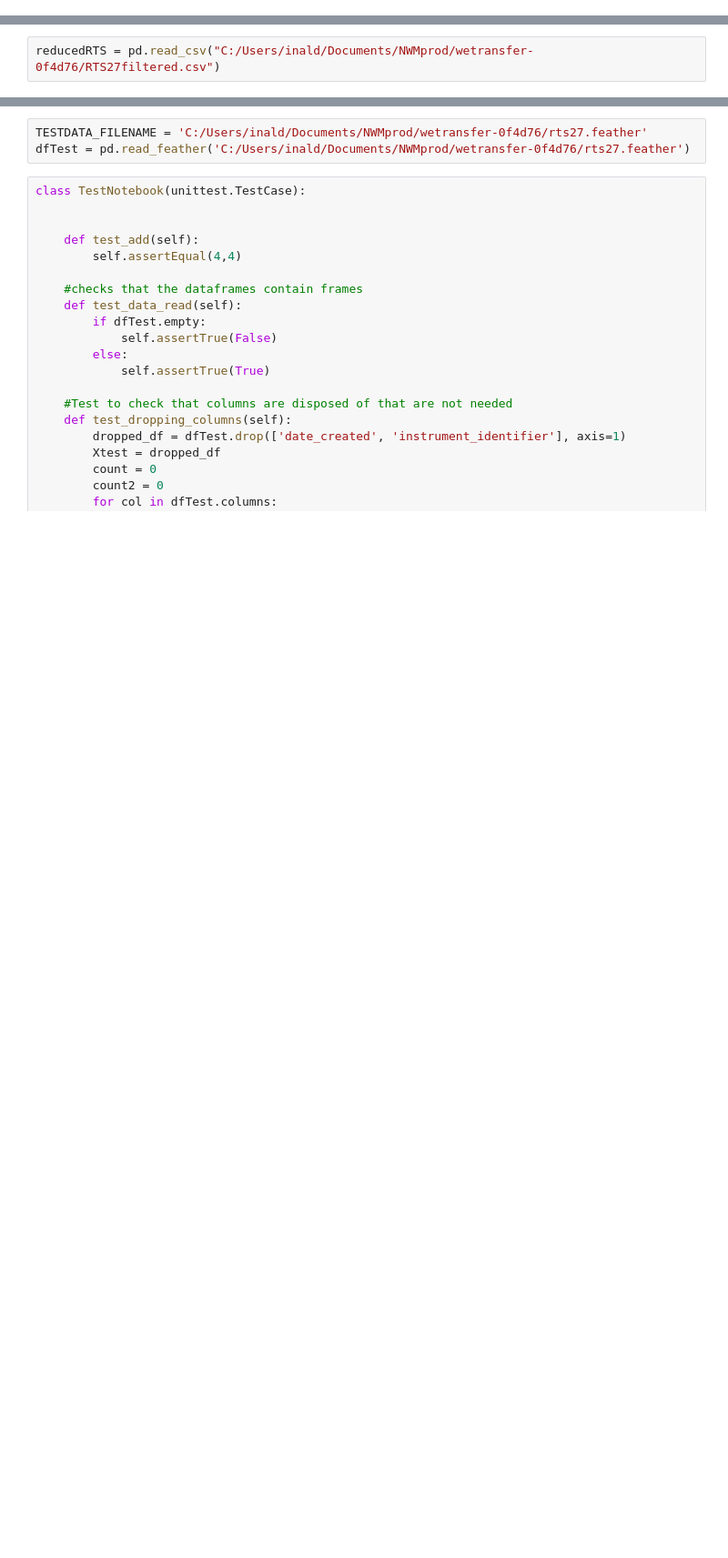
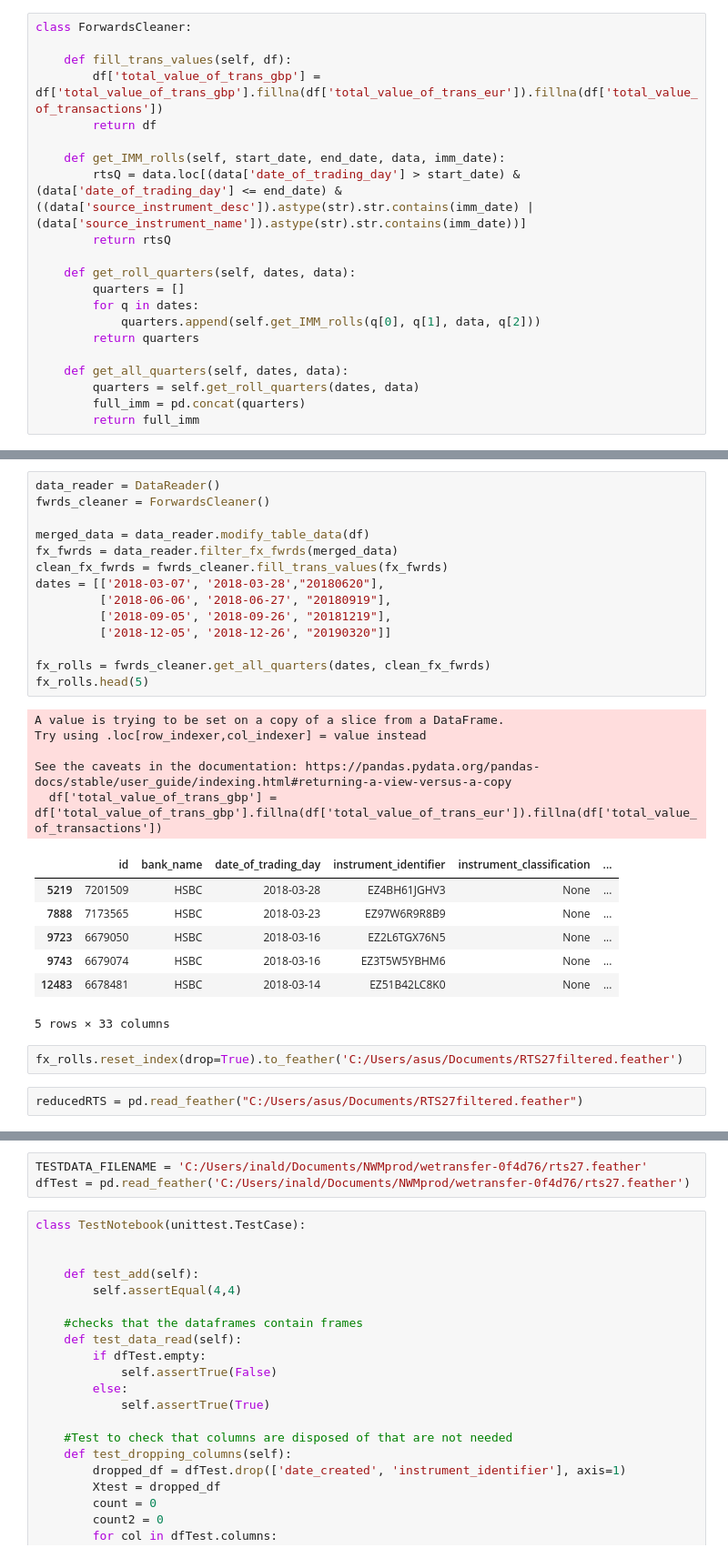
Before and after one commit to Inald/newNWM-Intern-Project-2020, a Jupyter notebook: pipelined.ipynb, the cells around one changed output, grey strips where cells are left out. Shown: that part at 91% size. Cells and saved outputs as stored; diff of their text form; blank space fills up the shorter version.

```diff
--- a/pipelined.ipynb
+++ b/pipelined.ipynb
@@ -56,0 +62,21 @@ df.to_csv('C:/Users/inald/Documents/NWMprod/wetransfer-0f4d76/RTS27filtered.csv'
+# %%
+class ForwardsCleaner:
+
+    def fill_trans_values(self, df):
+        df['total_value_of_trans_gbp'] = df['total_value_of_trans_gbp'].fillna(df['total_value_of_trans_eur']).fillna(df['total_value_of_transactions'])
+        return df
+
+    def get_IMM_rolls(self, start_date, end_date, data, imm_date):
+        rtsQ = data.loc[(data['date_of_trading_day'] > start_date) & (data['date_of_trading_day'] <= end_date) & ((data['source_instrument_desc']).astype(str).str.contains(imm_date) | (data['source_instrument_name']).astype(str).str.contains(imm_date))]
+        return rtsQ
+
+    def get_roll_quarters(self, dates, data):
+        quarters = []
+        for q in dates:
+            quarters.append(self.get_IMM_rolls(q[0], q[1], data, q[2]))
+        return quarters
+
+    def get_all_quarters(self, dates, data):
+        quarters = self.get_roll_quarters(dates, data)
+        full_imm = pd.concat(quarters)
+        return full_imm
@@ -57,2 +163,31 @@ df.to_csv('C:/Users/inald/Documents/NWMprod/wetransfer-0f4d76/RTS27filtered.csv'
+# %%
+data_reader = DataReader()
+fwrds_cleaner = ForwardsCleaner()
+
+merged_data = data_reader.modify_table_data(df)
+fx_fwrds = data_reader.filter_fx_fwrds(merged_data)
+clean_fx_fwrds = fwrds_cleaner.fill_trans_values(fx_fwrds)
+dates = [['2018-03-07', '2018-03-28',"20180620"],
+         ['2018-06-06', '2018-06-27', "20180919"],
+         ['2018-09-05', '2018-09-26', "20181219"],
+         ['2018-12-05', '2018-12-26', "20190320"]]
+
+fx_rolls = fwrds_cleaner.get_all_quarters(dates, clean_fx_fwrds)
+fx_rolls.head(5)
+# %% [output]
+A value is trying to be set on a copy of a slice from a DataFrame.
+Try using .loc[row_indexer,col_indexer] = value instead
+
+See the caveats in the documentation: https://pandas.pydata.org/pandas-docs/stable/user_guide/indexing.html#returning-a-view-versus-a-copy
+  df['total_value_of_trans_gbp'] = df['total_value_of_trans_gbp'].fillna(df['total_value_of_trans_eur']).fillna(df['total_value_of_transactions'])
+|  | id | bank_name | date_of_trading_day | instrument_identifier | instrument_classification | ... |
+| 5219 | 7201509 | HSBC | 2018-03-28 | EZ4BH61JGHV3 | None | ... |
+| 7888 | 7173565 | HSBC | 2018-03-23 | EZ97W6R9R8B9 | None | ... |
+| 9723 | 6679050 | HSBC | 2018-03-16 | EZ2L6TGX76N5 | None | ... |
+| 9743 | 6679074 | HSBC | 2018-03-16 | EZ3T5W5YBHM6 | None | ... |
+| 12483 | 6678481 | HSBC | 2018-03-14 | EZ51B42LC8K0 | None | ... |
+5 rows × 33 columns
+# %%
+fx_rolls.reset_index(drop=True).to_feather('C:/Users/asus/Documents/RTS27filtered.feather')
 # %%
-reducedRTS = pd.read_csv("C:/Users/inald/Documents/NWMprod/wetransfer-0f4d76/RTS27filtered.csv")
+reducedRTS = pd.read_feather("C:/Users/asus/Documents/RTS27filtered.feather")
```
Also changed, not shown: parts of 15 cells of this notebook.
